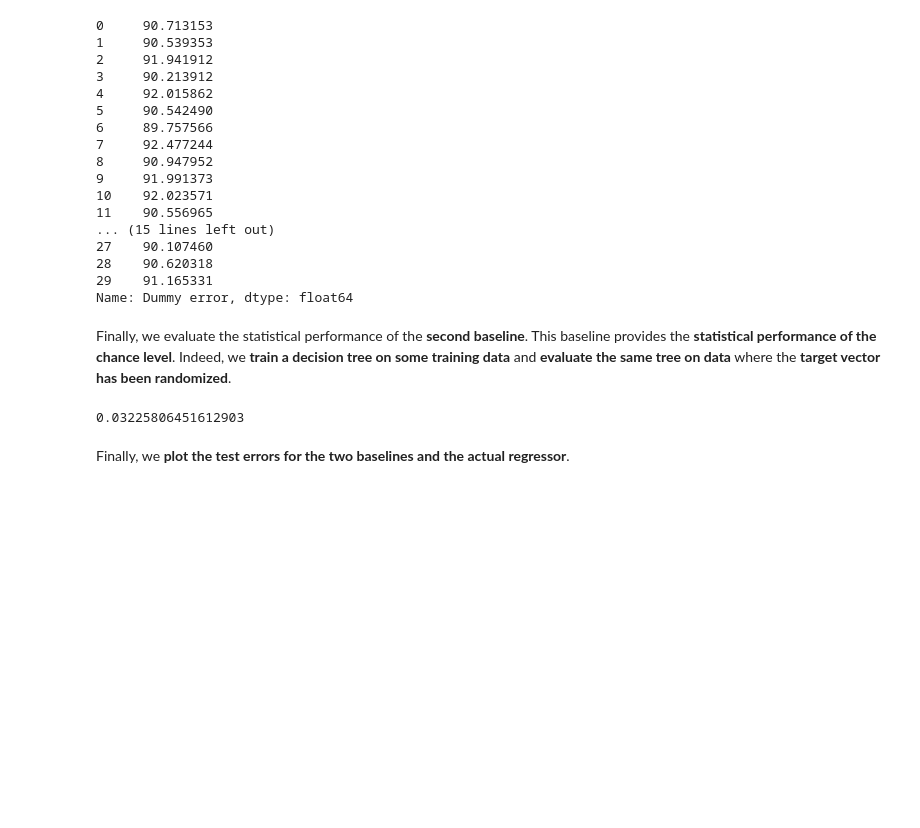
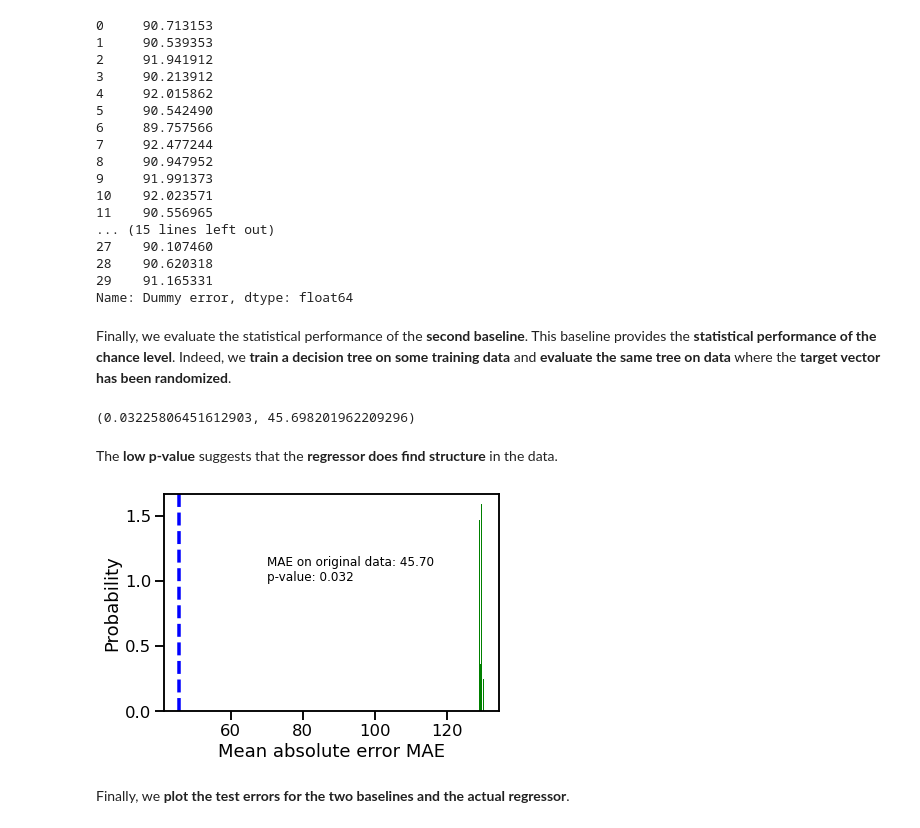
Before and after one commit to szalmaf/Machine-Learning-in-Python-with-scikit-learn, a Jupyter notebook: 0701_Cross_validation_baseline.ipynb, the cells around one changed output. Drawn from its saved outputs; the diff is of its cells as text; code cells hidden in the pictures; blank space fills up the shorter version.

Commit message:
Add p-value related plot

```diff
--- a/0701_Cross_validation_baseline.ipynb
+++ b/0701_Cross_validation_baseline.ipynb
@@ -109,9 +111,22 @@ score, permutation_score, pvalue = permutation_test_score(
     n_jobs=-1, n_permutations=30)
 errors_permutation = pd.Series(-permutation_score, name="Permuted error")
 # %%
-pvalue
+pvalue, -score
 # %% [output]
-0.03225806451612903
+(0.03225806451612903, 45.698201962209296)
+# %% [markdown]
+The **low p-value** suggests that the **regressor does find structure** in the data.
+# %%
+fig, ax = plt.subplots()
+_ = ax.hist(-permutation_score, density=True, bins=5, color='g')
+ax.axvline(-score, ls='--', color='b')
+score_label = (f"MAE on original data: {-score:.2f}\n"
+               f"p-value: {pvalue:.3f}")
+ax.text(70, 1, score_label, fontsize=12)
+ax.set_xlabel("Mean absolute error MAE")
+_ = ax.set_ylabel("Probability")
+# %% [output]
+[figure, added]
 # %% [markdown]
 Finally, we **plot the test errors for the two baselines and the
 actual regressor**.
```
Also changed, not shown: parts of 3 cells of this notebook.
